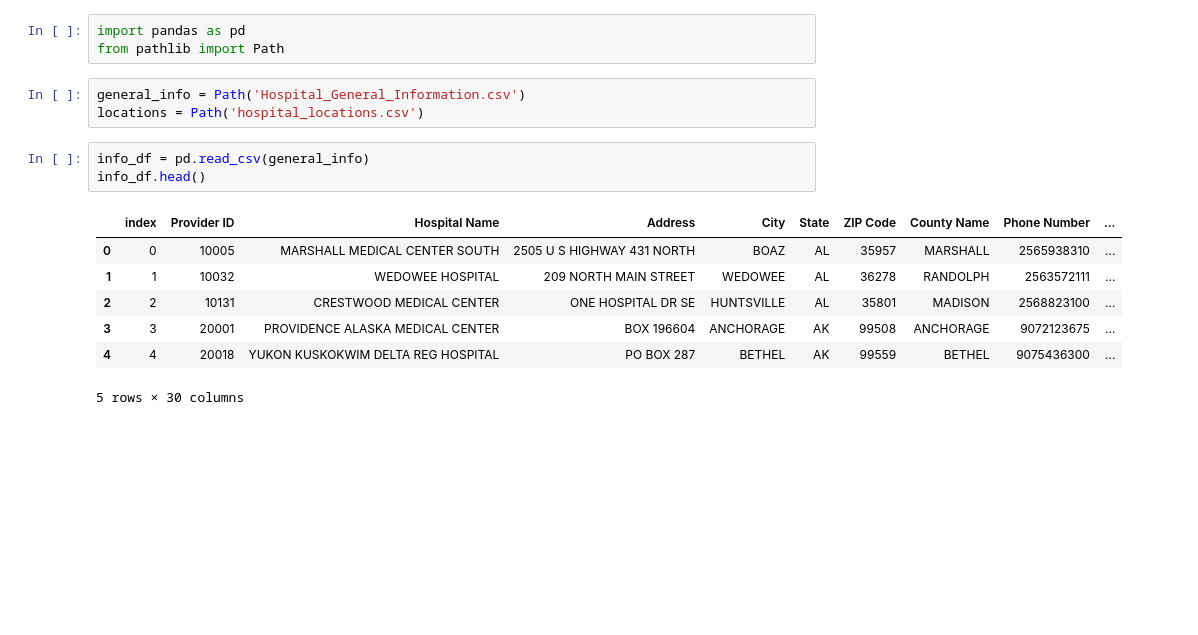
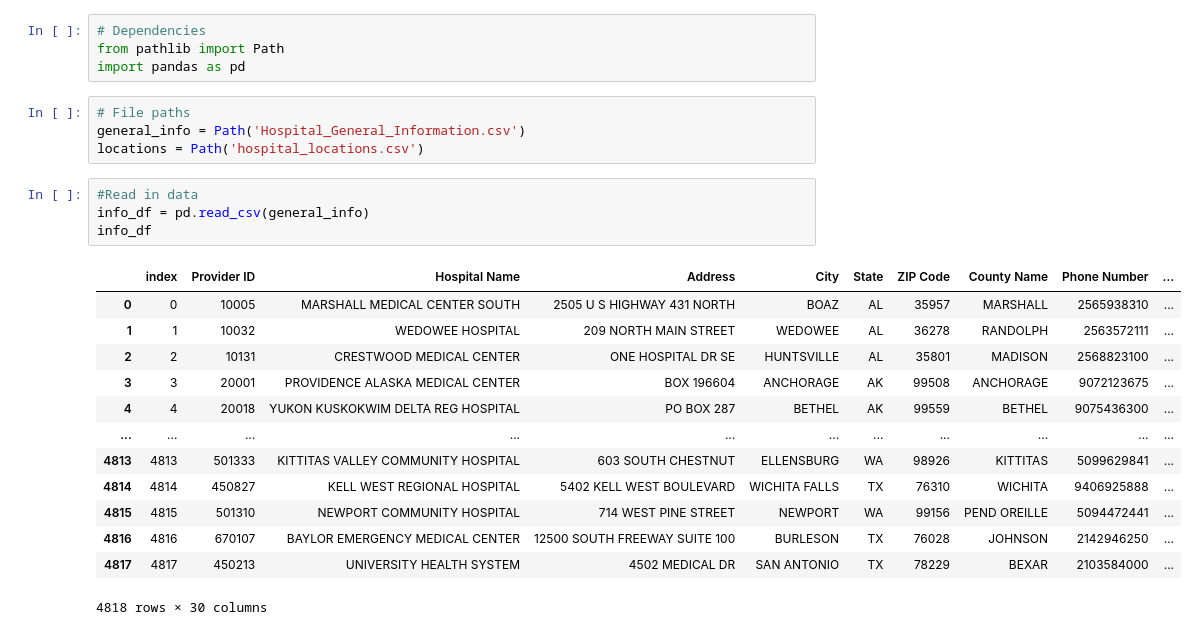
Before and after one commit to sydneysteele03/project-3, a Jupyter notebook: hospital_info.ipynb, the cells around one changed output. Cells and saved outputs as stored; diff of their text form; blank space fills up the shorter version.

Commit message:
Uploading clean data

```diff
--- a/hospital_info.ipynb
+++ b/hospital_info.ipynb
@@ -1,17 +1,26 @@
-# %%
-import pandas as pd
-from pathlib import Path
+# %%
+# Dependencies
+from pathlib import Path
+import pandas as pd
 # %%
+# File paths
 general_info = Path('Hospital_General_Information.csv')
 locations = Path('hospital_locations.csv')
 # %%
+#Read in data
 info_df = pd.read_csv(general_info)
-info_df.head()
+info_df
 # %% [output]
 |  | index | Provider ID | Hospital Name | Address | City | State | ZIP Code | County Name | Phone Number | ... |
 | 0 | 0 | 10005 | MARSHALL MEDICAL CENTER SOUTH | 2505 U S HIGHWAY 431 NORTH | BOAZ | AL | 35957 | MARSHALL | 2565938310 | ... |
 | 1 | 1 | 10032 | WEDOWEE HOSPITAL | 209 NORTH MAIN STREET | WEDOWEE | AL | 36278 | RANDOLPH | 2563572111 | ... |
 | 2 | 2 | 10131 | CRESTWOOD MEDICAL CENTER | ONE HOSPITAL DR SE | HUNTSVILLE | AL | 35801 | MADISON | 2568823100 | ... |
 | 3 | 3 | 20001 | PROVIDENCE ALASKA MEDICAL CENTER | BOX 196604 | ANCHORAGE | AK | 99508 | ANCHORAGE | 9072123675 | ... |
 | 4 | 4 | 20018 | YUKON KUSKOKWIM DELTA REG HOSPITAL | PO BOX 287 | BETHEL | AK | 99559 | BETHEL | 9075436300 | ... |
+| ... | ... | ... | ... | ... | ... | ... | ... | ... | ... | ... |
+| 4813 | 4813 | 501333 | KITTITAS VALLEY COMMUNITY HOSPITAL | 603 SOUTH CHESTNUT | ELLENSBURG | WA | 98926 | KITTITAS | 5099629841 | ... |
+| 4814 | 4814 | 450827 | KELL WEST REGIONAL HOSPITAL | 5402 KELL WEST BOULEVARD | WICHITA FALLS | TX | 76310 | WICHITA | 9406925888 | ... |
+| 4815 | 4815 | 501310 | NEWPORT COMMUNITY HOSPITAL | 714 WEST PINE STREET | NEWPORT | WA | 99156 | PEND OREILLE | 5094472441 | ... |
+| 4816 | 4816 | 670107 | BAYLOR EMERGENCY MEDICAL CENTER | 12500 SOUTH FREEWAY SUITE 100 | BURLESON | TX | 76028 | JOHNSON | 2142946250 | ... |
+| 4817 | 4817 | 450213 | UNIVERSITY HEALTH SYSTEM | 4502 MEDICAL DR | SAN ANTONIO | TX | 78229 | BEXAR | 2103584000 | ... |
-5 rows × 30 columns
+4818 rows × 30 columns
```
Also changed, not shown: parts of 10 cells of this notebook, 3 other files.
